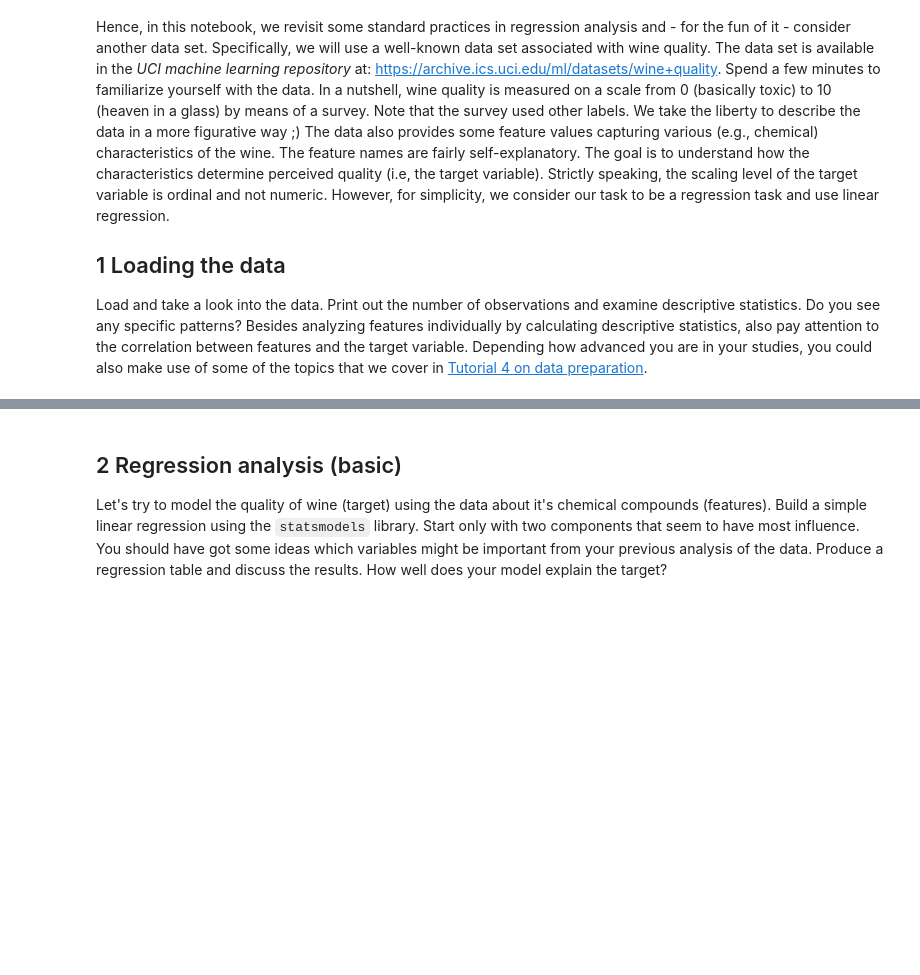
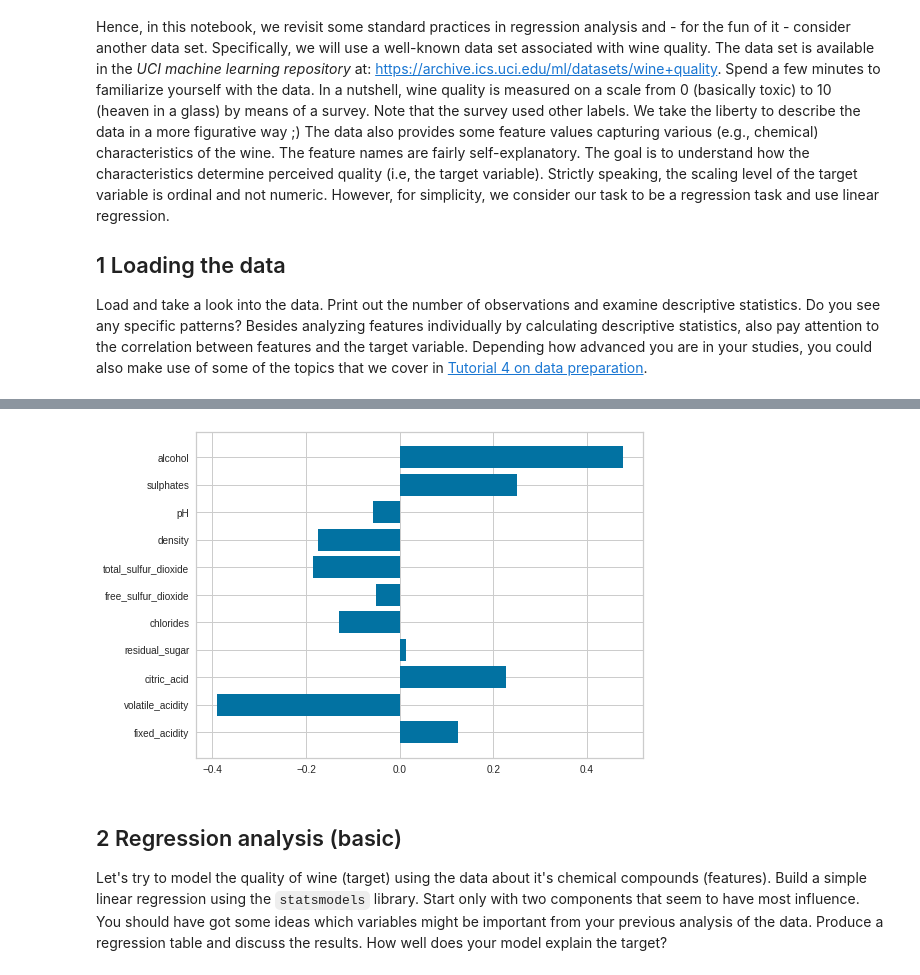
Before and after one commit to danny3753/BADS_Workspace, a Jupyter notebook: exercises/3_ex_predictive_analytics.ipynb, the cells around one changed output, grey strips where cells are left out. Drawn from its saved outputs; the diff is of its cells as text; code cells hidden in the pictures; blank space fills up the shorter version.

```diff
--- a/exercises/3_ex_predictive_analytics.ipynb
+++ b/exercises/3_ex_predictive_analytics.ipynb
@@ -19,3 +79,11 @@ Load and take a look into the data. Print out the number of observations and exa
+# %%
+from yellowbrick.target import FeatureCorrelation
+plt.figure(figsize=(8,6))  # not too big
+features = df.columns.drop('quality')
+corr = FeatureCorrelation(labels=features);
+corr.fit(df[features], df['quality']);
+# %% [output]
+[figure, added]
 # %% [markdown]
 ## 2 Regression analysis (basic)
 Let's try to model the quality of wine (target)  using the data about it's chemical compounds (features). Build a simple linear regression using the `statsmodels` library. Start only with two components that seem to have most influence. You should have got some ideas which variables might be important from your previous analysis of the data. Produce a regression table and discuss the results. How well does your model explain the target?
```
Also changed, not shown: parts of 11 cells of this notebook.
